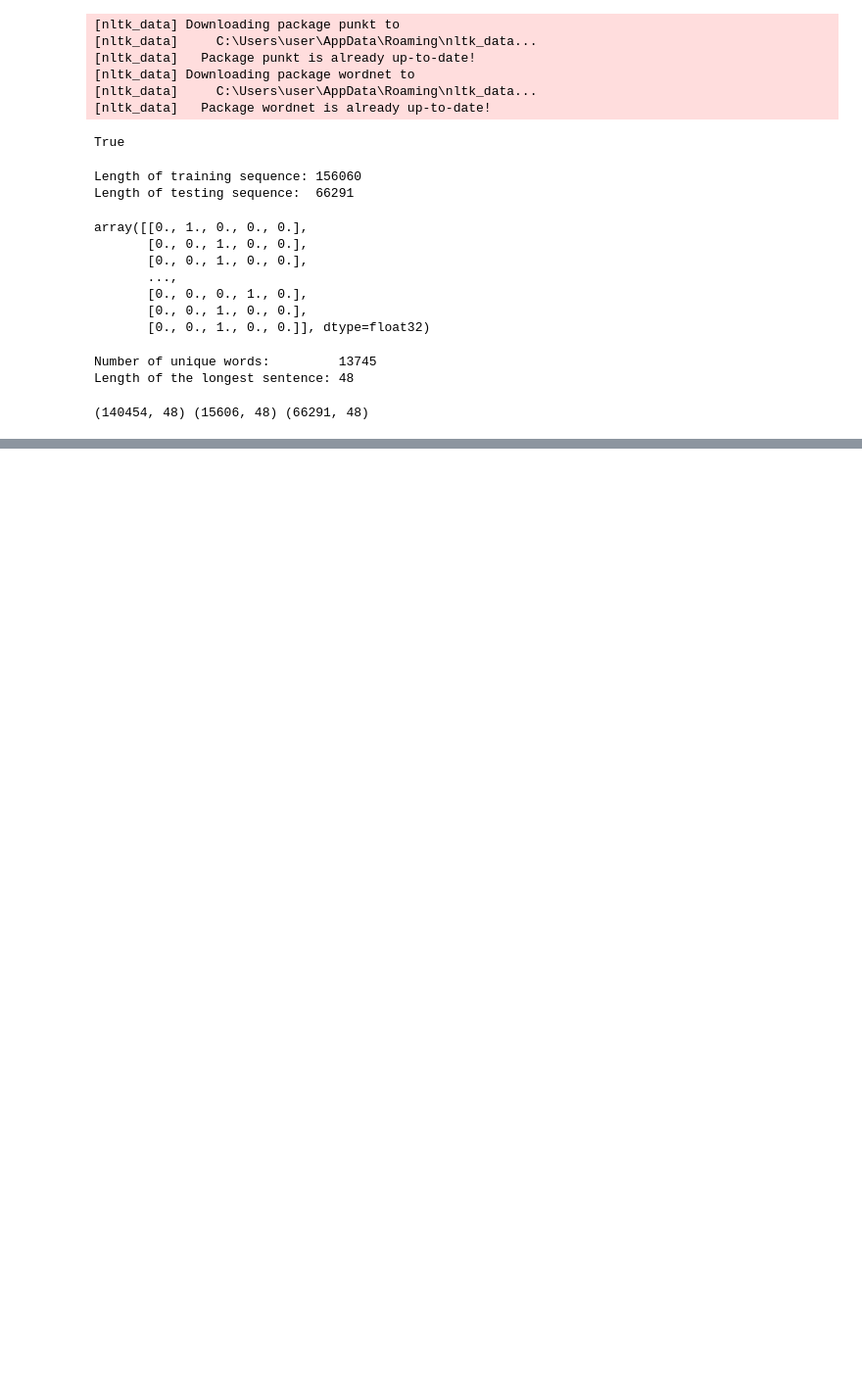
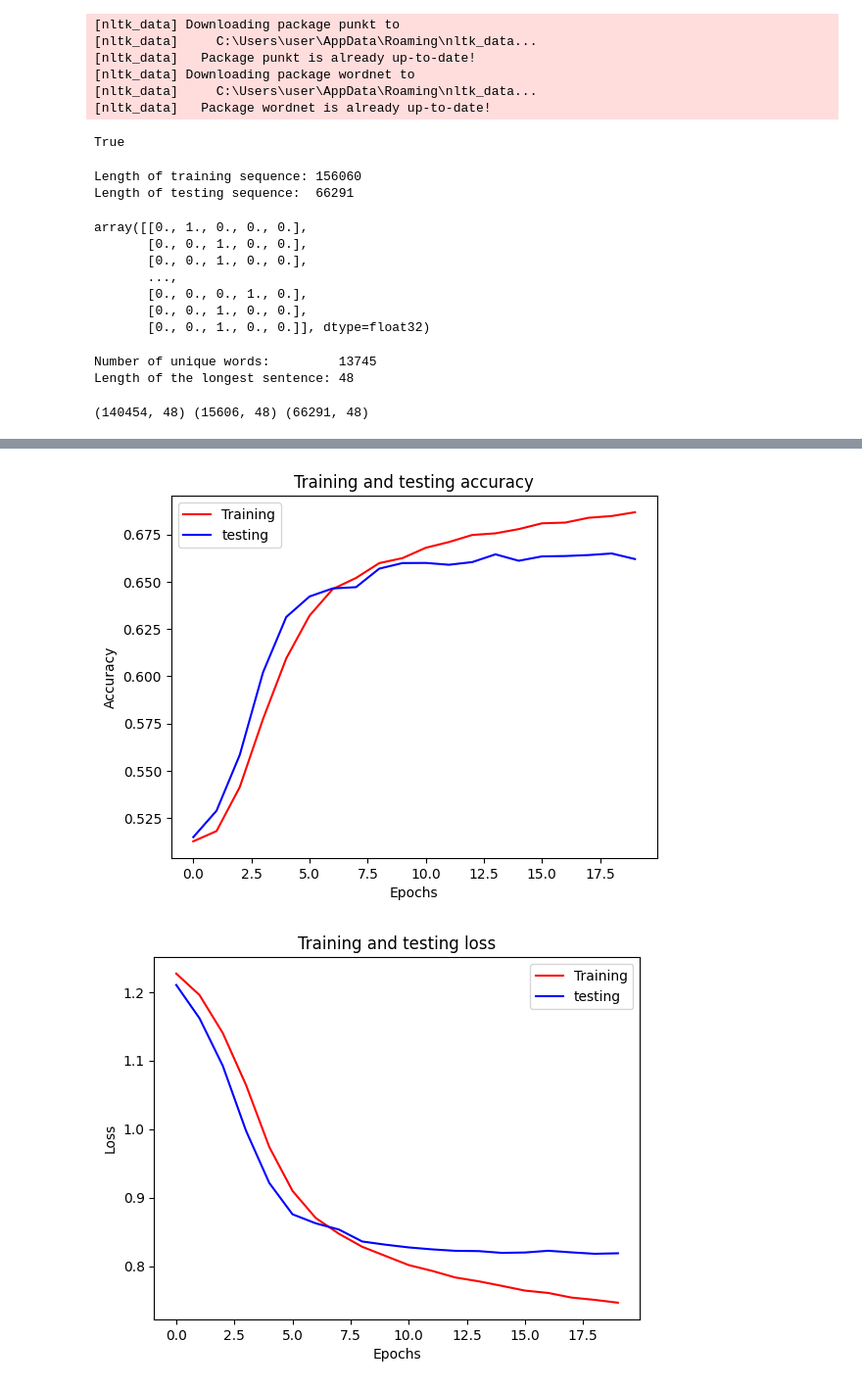
Before and after one commit to F3mte/NLP-projekt, a Jupyter notebook: main.ipynb, the cells around one changed output, grey strips where cells are left out. Shown at 98% size. Saved outputs shown, nothing was run; the diff lists cells and outputs as text; code cells hidden in the pictures; blank space fills up the shorter version.

```diff
--- a/main.ipynb
+++ b/main.ipynb
@@ -245,15 +250,15 @@ def plot_accuracies(history):
 # Adagrad is used for now, later will be discarded for other optimizer
 model_name = 'learning_rate_0dot01'
 model = create_model(architecture='LSTM-GRU',
-                                    optimizer='Adagrad',
-                                    lr=0.01)
+                     optimizer='Adagrad',
+                     lr=0.01)
 # checkpoint callback to save best model during hyper-parameters tuning step
 checkpoint = ModelCheckpoint(f"hyperpara_tuning\\{model_name}.keras", monitor='val_accuracy', save_best_only=True, mode='max')
 # fit model
 history = model.fit(X_train,
                     y_train,
                     validation_data=(X_val, y_val),
-                    epochs=10,
+                    epochs=20,
                     batch_size=16,
                     callbacks=[checkpoint],
                     verbose=1)
@@ -284,3 +289,8 @@ NameError: name 'pickle' is not defined
+# %%
+plot_accuracies(history)
+# %% [output]
+[figure, added]
+[figure, added]
 # %%
 model_name = 'learning_rate_0dot005'
 model = create_model(architecture='LSTM-GRU',
```
Also changed, not shown: parts of 19 cells of this notebook, 27 other files.
